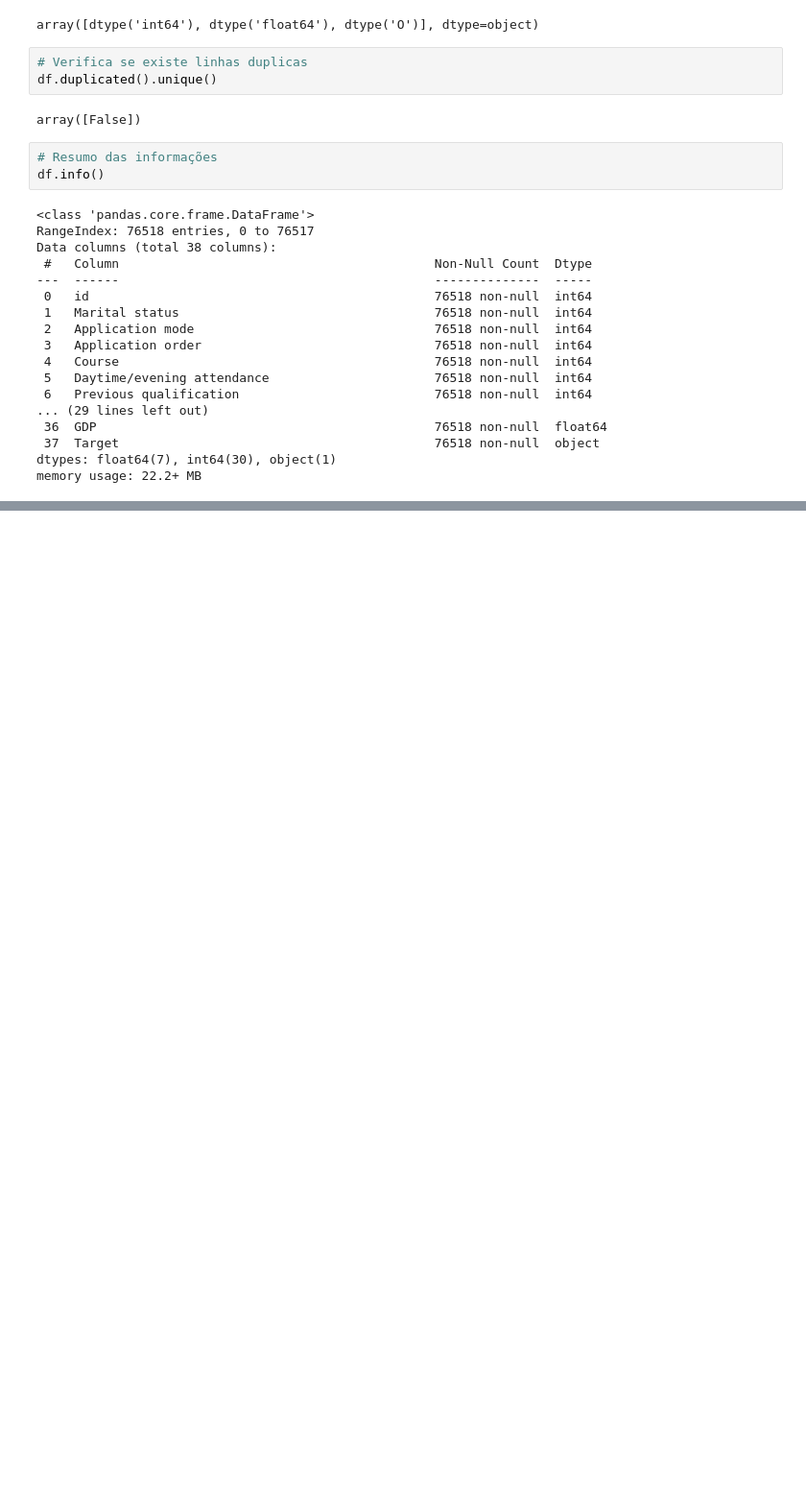
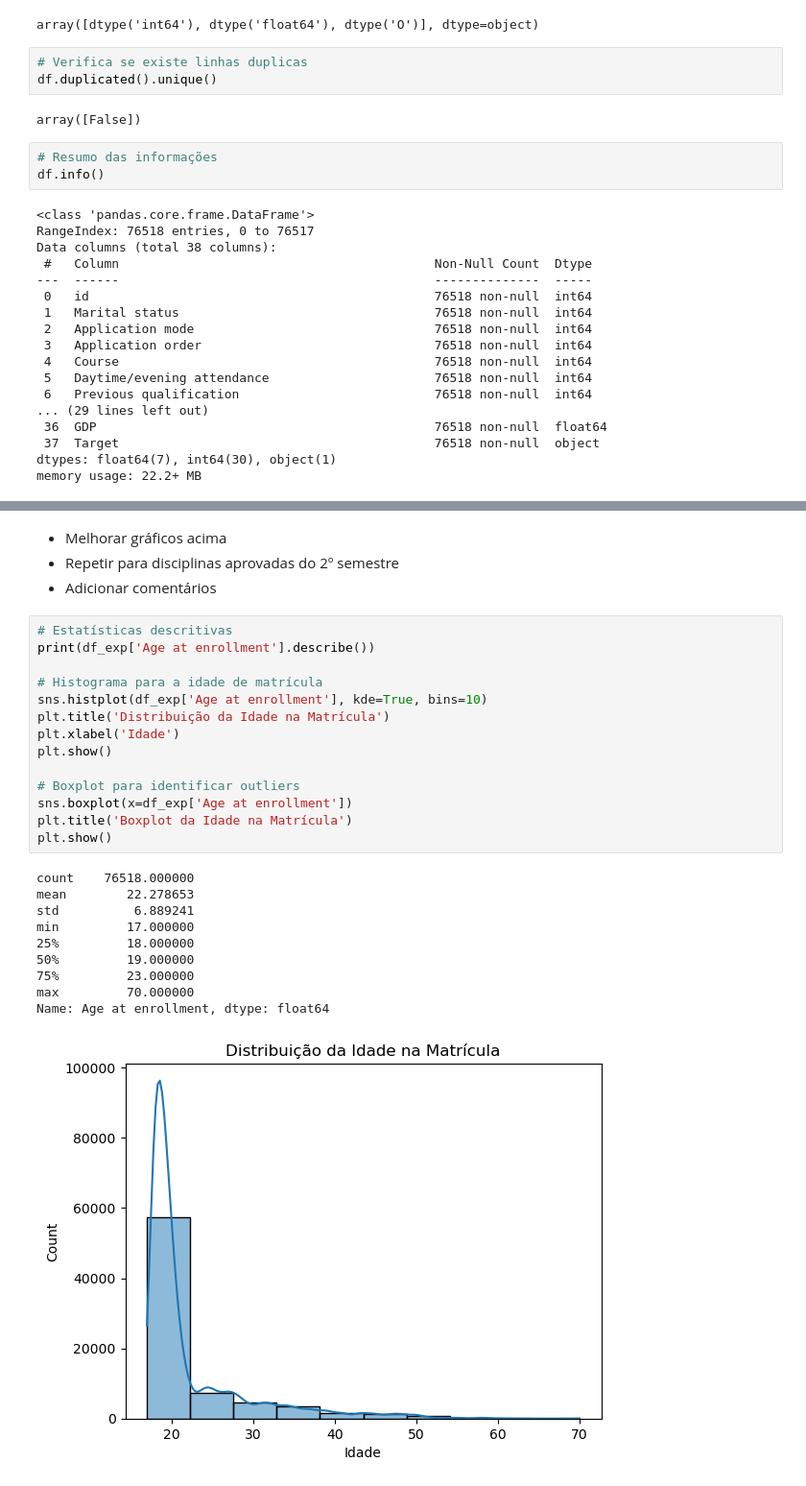
Before and after one commit to DuquePin/Final_Project_EBAC, a Jupyter notebook: notebooks/EDA.ipynb, the cells around one changed output, grey strips where cells are left out. Shown at 96% size. Drawn from its saved outputs; the diff is of its cells as text; blank space fills up the shorter version.

```diff
--- a/notebooks/EDA.ipynb
+++ b/notebooks/EDA.ipynb
@@ -313,0 +367,29 @@ Como é possível observar, as variáveis **qualitativas** tem uma correlação
+# %% [markdown]
+- Melhorar gráficos acima
+- Repetir para disciplinas aprovadas do 2º semestre
+- Adicionar comentários
+# %%
+# Estatísticas descritivas
+print(df_exp['Age at enrollment'].describe())
+
+# Histograma para a idade de matrícula
+sns.histplot(df_exp['Age at enrollment'], kde=True, bins=10)
+plt.title('Distribuição da Idade na Matrícula')
+plt.xlabel('Idade')
+plt.show()
+
+# Boxplot para identificar outliers
+sns.boxplot(x=df_exp['Age at enrollment'])
+plt.title('Boxplot da Idade na Matrícula')
+plt.show()
+# %% [output]
+count    76518.000000
+mean        22.278653
+std          6.889241
+min         17.000000
+25%         18.000000
+50%         19.000000
+75%         23.000000
+max         70.000000
+Name: Age at enrollment, dtype: float64
+[figure, added]
```
Also changed, not shown: parts of 88 cells of this notebook, 1 other file.
